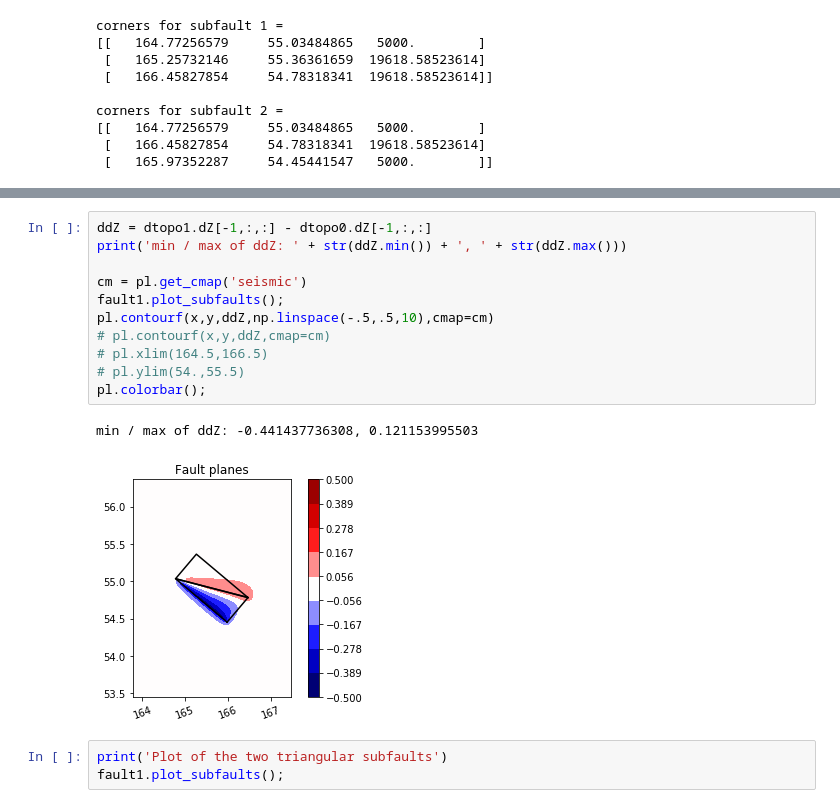
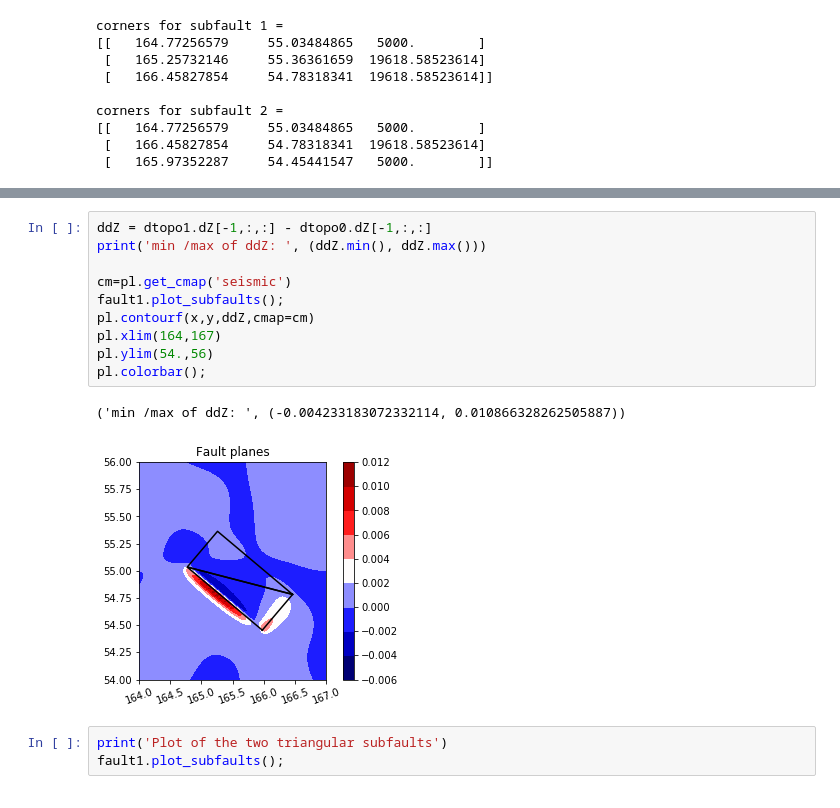
Before and after one commit to rjleveque/dtopotools_triangular_test, a Jupyter notebook: comninou_vs_okada.ipynb, the cells around one changed output, grey strips where cells are left out. Drawn from its saved outputs; the diff is of its cells as text.

```diff
--- a/comninou_vs_okada.ipynb
+++ b/comninou_vs_okada.ipynb
@@ -154,17 +155,16 @@ deformation from two triangular faults to the left, Okada to the right
 # %%
 ddZ = dtopo1.dZ[-1,:,:] - dtopo0.dZ[-1,:,:]
-print('min / max of ddZ: ' + str(ddZ.min()) + ', ' + str(ddZ.max()))
+print('min /max of ddZ: ', (ddZ.min(), ddZ.max()))
 
-cm = pl.get_cmap('seismic')
+cm=pl.get_cmap('seismic')
 fault1.plot_subfaults();
-pl.contourf(x,y,ddZ,np.linspace(-.5,.5,10),cmap=cm)
-# pl.contourf(x,y,ddZ,cmap=cm)
-# pl.xlim(164.5,166.5)
-# pl.ylim(54.,55.5)
+pl.contourf(x,y,ddZ,cmap=cm)
+pl.xlim(164,167)
+pl.ylim(54.,56)
 pl.colorbar();
 # %% [output]
-min / max of ddZ: -0.441437736308, 0.121153995503
+('min /max of ddZ: ', (-0.004233183072332114, 0.010866328262505887))
-[figure, old version]
+[figure, new version]
 # %%
 print('Plot of the two triangular subfaults')
 fault1.plot_subfaults();
```
Also changed, not shown: parts of 14 cells of this notebook.
